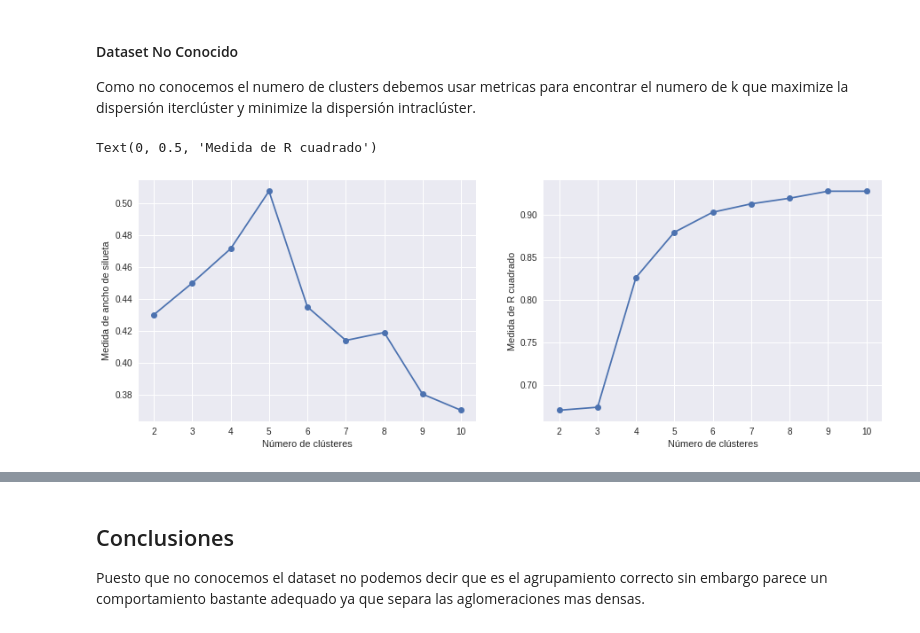
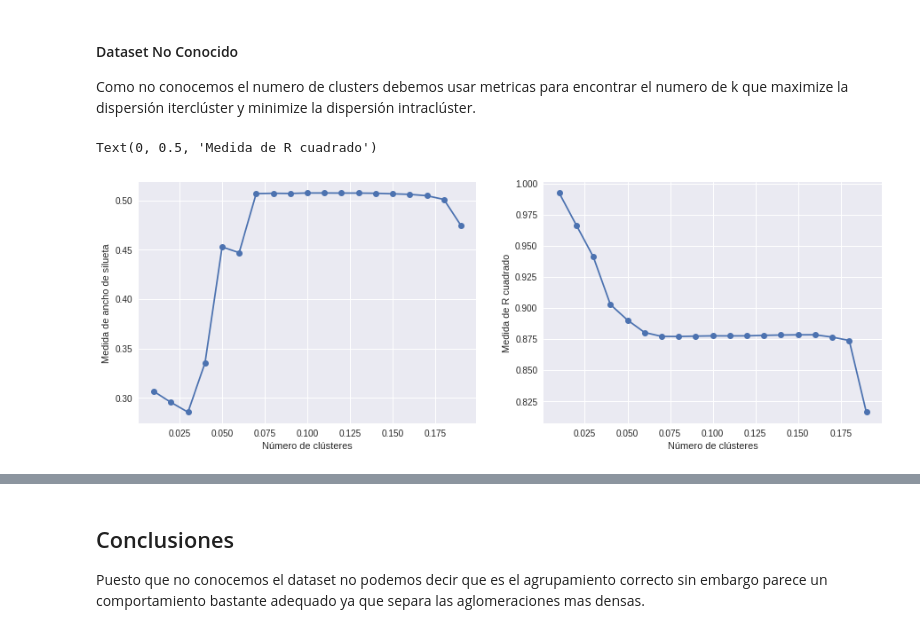
Before and after one commit to AntoniCrous/Aprndizaje_No_Supervisado-Trabajo, a Jupyter notebook: Agrupamiento_Mean_Shift_Ag4.ipynb, the cells around one changed output, grey strips where cells are left out. Drawn from its saved outputs; the diff is of its cells as text; code cells hidden in the pictures.

```diff
--- a/Agrupamiento_Mean_Shift_Ag4.ipynb
+++ b/Agrupamiento_Mean_Shift_Ag4.ipynb
@@ -42,7 +42,7 @@ def medida_R_cuadrado(X, Xyp, cXs):
 
     return (sumTotal-interior)/sumTotal
 
-rang = np.arange(0.1,0.2,0.01)
+rang = np.arange(0.01,0.2,0.01)
 
 rsilueta = np.zeros(rang.size)
 rrsquare = np.zeros(rang.size)
@@ -116,32 +110,37 @@ Como no conocemos el numero de clusters debemos usar metricas para encontrar el
 # %%
 from sklearn.metrics import silhouette_score
 
 def medida_R_cuadrado(X, Xyp, cXs):
     cXglob = np.mean(X,axis=0)
     labels = np.sort(np.unique(Xyp))
     sumTotal = np.sum(np.sum(X-cXglob,1)**2)
     interior = np.sum([ np.sum(np.sum(X[Xyp==labels[k],:]-cXs[labels[k],:],1)**2) for k in np.arange(labels.size)])
 
     return (sumTotal-interior)/sumTotal
 
-rsilueta = np.zeros(9)
-rrsquare = np.zeros(9)
-for k in np.arange(2,11):
-    modelo = KMeans(n_clusters=k)
-    modelo = modelo.fit(D2x)
-    D2yp_sk = modelo.predict(D2x)
-    cD2x_sk = modelo.cluster_centers_
-    rsilueta[k-2] = silhouette_score(D2x, D2yp_sk)
-    rrsquare[k-2]  = medida_R_cuadrado(D2x, D2yp_sk, cD2x_sk)
+rang = np.arange(0.01,0.2,0.01)
+
+rsilueta = np.zeros(rang.size)
+rrsquare = np.zeros(rang.size)
+I = 0
+for k in rang:
+    h = estimate_bandwidth(D2x, quantile=k, n_samples=500)
+    ms = MeanShift(bandwidth=h, bin_seeding=True)
+    ms.fit(D2x)
+    cD2x_sk = ms.cluster_centers_
+    D2yp_sk = ms.labels_
+    rsilueta[I] = silhouette_score(D2x, D2yp_sk)
+    rrsquare[I]  = medida_R_cuadrado(D2x, D2yp_sk, cD2x_sk)
+    I+= 1
 
 fig, ax = plt.subplots(1,2, figsize=(15,5))
-ax[0].plot( np.arange(2,11),rsilueta, linestyle='-', marker='o')
+ax[0].plot( rang,rsilueta, linestyle='-', marker='o')
 ax[0].set_xlabel("Número de clústeres")
 ax[0].set_ylabel("Medida de ancho de silueta")
 
-ax[1].plot( np.arange(2,11),rrsquare, linestyle='-', marker='o')
+ax[1].plot( rang,rrsquare, linestyle='-', marker='o')
 ax[1].set_xlabel("Número de clústeres")
 ax[1].set_ylabel("Medida de R cuadrado")
 # %% [output]
 Text(0, 0.5, 'Medida de R cuadrado')
-[figure, old version]
+[figure, new version]
```
Also changed, not shown: parts of 12 cells of this notebook.
